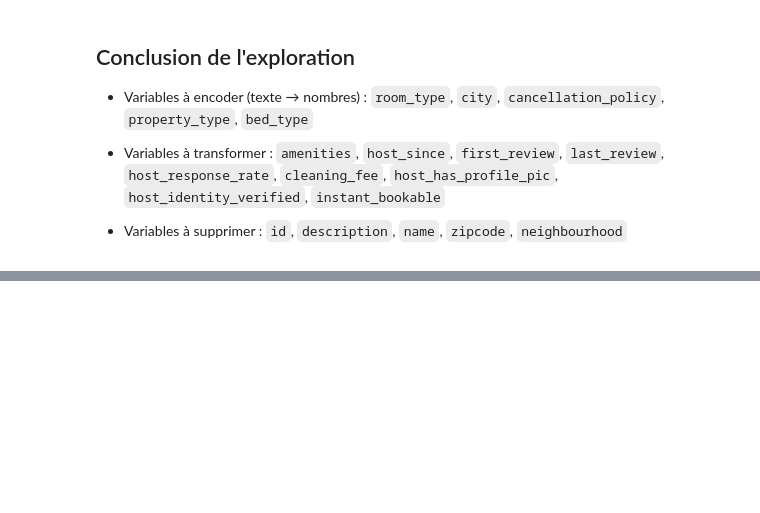
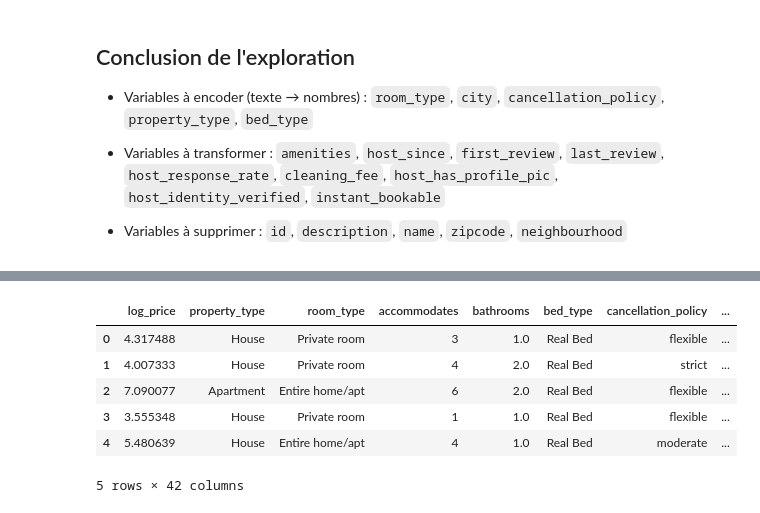
Before and after one commit to Annie-K73/Airbnb_prediction, a Jupyter notebook: NoteBook.ipynb, the cells around one changed output, grey strips where cells are left out. Cells and saved outputs as stored; diff of their text form; code cells hidden in the pictures; blank space fills up the shorter version.

Commit message:
Section 4 : Début du feature engineering ( transformation de certaines données pour qu'elles soient exploitables par les algos plus tard).

```diff
--- a/NoteBook.ipynb
+++ b/NoteBook.ipynb
@@ -199,0 +190,4 @@ Cette variable sera donc à conservée par la suite.
+# %%
+# Suppresion des colonnes inutiles
+df = df.drop(columns=['id', 'description', 'name', 'zipcode', 'neighbourhood'])
+df.shape
@@ -199,0 +205,6 @@ Cette variable sera donc à conservée par la suite.
+# %%
+# Conversion des valeurs booléennes informelles
+for col in ['host_has_profile_pic', 'host_identity_verified', 'instant_bookable']:
+    df[col] = df[col].map({'t': 1, 'f': 0, True: 1, False: 0})
+
+df.iloc[0:6,11:18]
@@ -199,0 +219,10 @@ Cette variable sera donc à conservée par la suite.
+# %%
+# Transformation des dates au format numériques
+df['last_review'] = pd.to_datetime(df['last_review'], errors='coerce')
+ref = df['last_review'].max() + pd.Timedelta(days=1) # date la plus récente du dataset + 1 jour
+
+for col in ['host_since', 'first_review', 'last_review']:
+    df[col] = pd.to_datetime(df[col], errors='coerce')
+    df[col] = (ref - df[col]).dt.days.fillna(0) # nombre de jour d'activité
+
+df[['host_since', 'first_review', 'last_review']].head()
@@ -199,0 +253,39 @@ Cette variable sera donc à conservée par la suite.
+# %%
+# Extraction des données dans amenities (= infrastructures)
+
+amenities_to_extract = {
+    'has_tv': 'TV',
+    'has_wifi': 'Wireless Internet',
+    'has_kitchen': 'Kitchen',
+    'has_free_parking': 'Free parking on premises',
+    'has_washer': 'Washer',
+    'has_dryer': 'Dryer',
+    'has_ac': 'Air conditioning',
+    'has_heating': 'Heating',
+    'has_family_friendly': 'Family/kid friendly',
+    'has_laptop_workspace': 'Laptop friendly workspace',
+    'has_cable_tv': 'Cable TV',
+    'has_internet': 'Internet',
+    'has_breakfast': 'Breakfast',
+    'has_gym': 'Gym',
+    'has_hot_tub': 'Hot tub',
+    'has_pool': 'Pool',
+    'has_pets_allowed': 'Pets allowed',
+    'has_24h_checkin': '24-hour check-in',
+    'has_self_checkin': 'Self Check-In',
+}
+
+for col_name, amenity in amenities_to_extract.items():
+    df[col_name] = df['amenities'].str.contains(amenity, case=False).astype(int)
+
+df['nb_amenities'] = df['amenities'].str.count(',') + 1
+df = df.drop(columns=['amenities'])
+df.head()
+# %% [output]
+|  | log_price | property_type | room_type | accommodates | bathrooms | bed_type | cancellation_policy | ... |
+| 0 | 4.317488 | House | Private room | 3 | 1.0 | Real Bed | flexible | ... |
+| 1 | 4.007333 | House | Private room | 4 | 2.0 | Real Bed | strict | ... |
+| 2 | 7.090077 | Apartment | Entire home/apt | 6 | 2.0 | Real Bed | flexible | ... |
+| 3 | 3.555348 | House | Private room | 1 | 1.0 | Real Bed | flexible | ... |
+| 4 | 5.480639 | House | Entire home/apt | 4 | 1.0 | Real Bed | moderate | ... |
+5 rows × 42 columns
```
Also changed, not shown: parts of 11 cells of this notebook, 1 other file.
